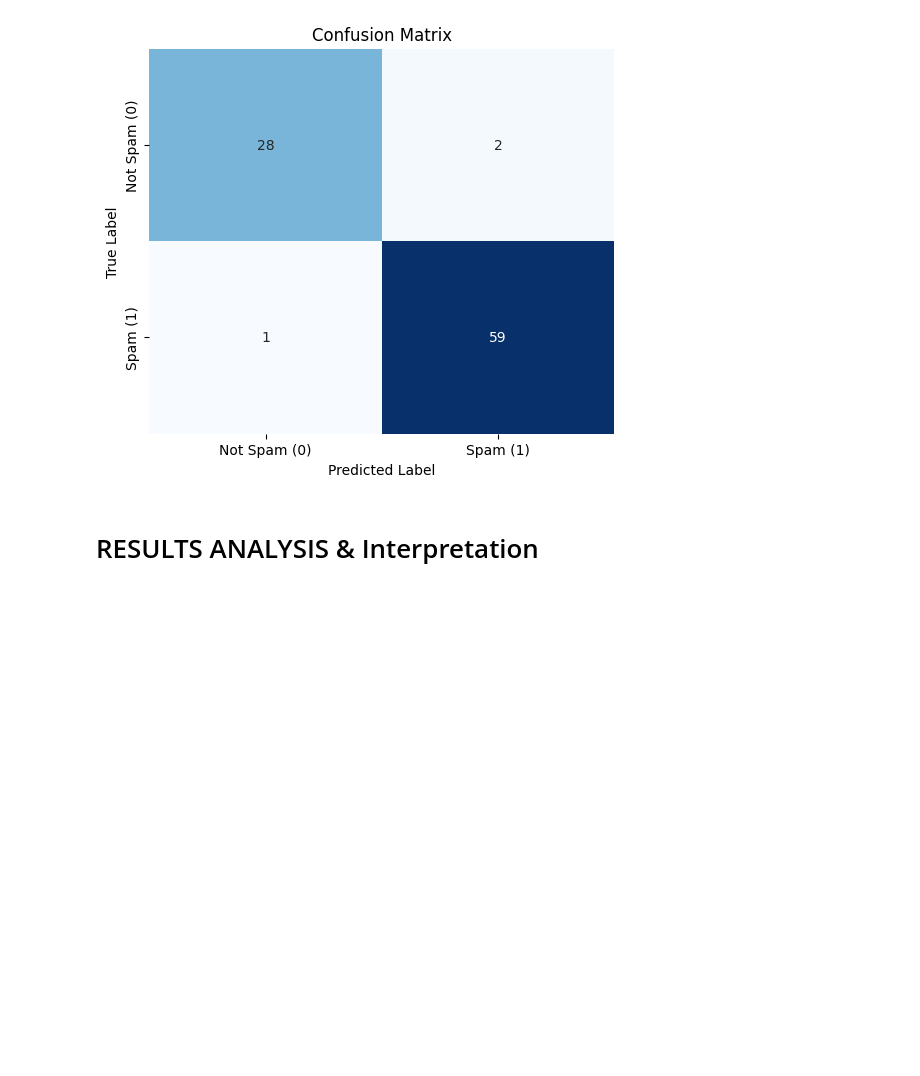
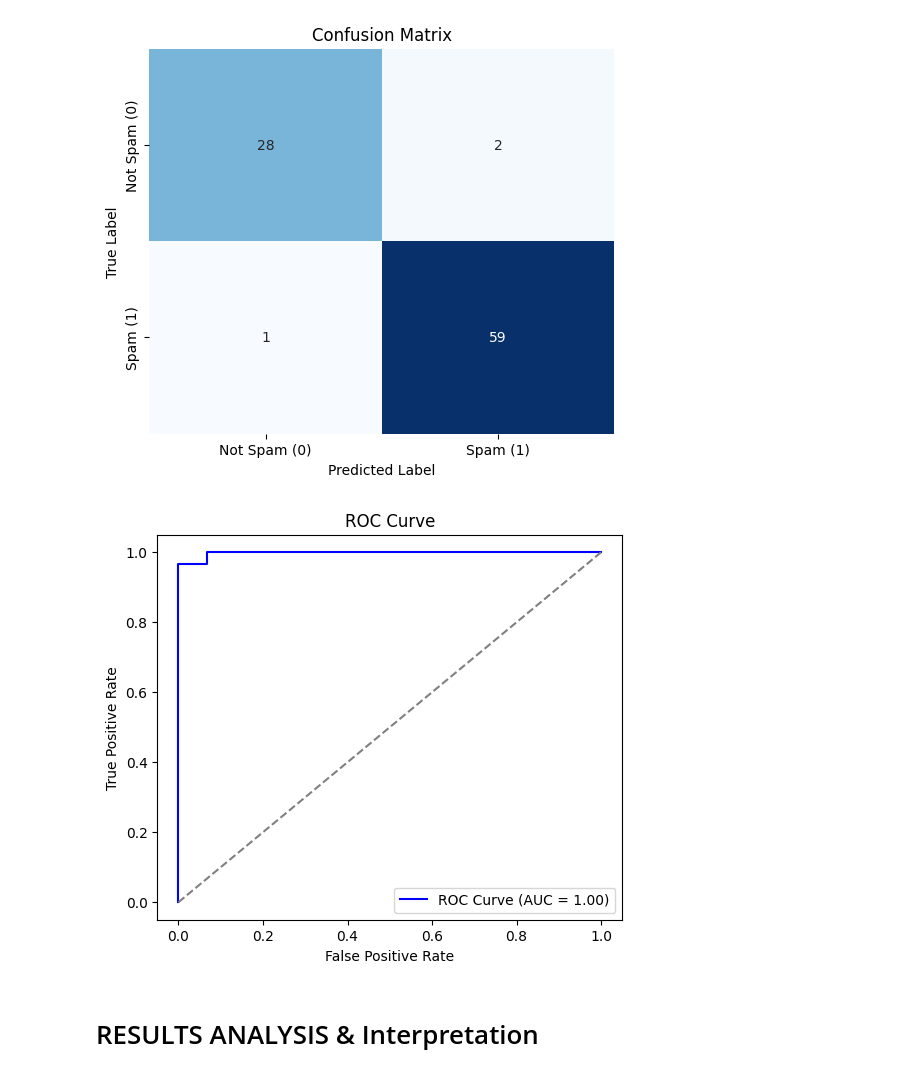
Before and after one commit to 94etienne/practice_Machine_Learning, a Jupyter notebook: LO3/classification/codebase.ipynb, the cells around one changed output. Drawn from its saved outputs; the diff is of its cells as text; code cells hidden in the pictures; blank space fills up the shorter version.

```diff
--- a/LO3/classification/codebase.ipynb
+++ b/LO3/classification/codebase.ipynb
@@ -5,7 +5,7 @@ import matplotlib.pyplot as plt
 import seaborn as sns
 from sklearn.model_selection import train_test_split
 from sklearn.ensemble import RandomForestClassifier
-from sklearn.metrics import accuracy_score, classification_report, confusion_matrix
+from sklearn.metrics import accuracy_score, classification_report, confusion_matrix, roc_auc_score, roc_curve
 
 # Generate synthetic email spam dataset
 np.random.seed(42)
@@ -54,11 +54,14 @@ rf_model.fit(X_train, y_train)
 
 # Make predictions
 y_pred = rf_model.predict(X_test)
+y_proba = rf_model.predict_proba(X_test)[:, 1]  # probabilities for class 1
 
 # Calculate metrics
 accuracy = accuracy_score(y_test, y_pred)
+auc_score = roc_auc_score(y_test, y_proba)
 print(f"\nModel Performance:")
 print(f"Accuracy: {accuracy:.4f}")
+print(f"AUC: {auc_score:.4f}")
 
 # Confusion Matrix
 cm = confusion_matrix(y_test, y_pred)
@@ -77,6 +80,17 @@ plt.xlabel("Predicted Label")
 plt.ylabel("True Label")
 plt.title("Confusion Matrix")
 plt.show()
+
+# --- Plot ROC Curve ---
+fpr, tpr, thresholds = roc_curve(y_test, y_proba)
+plt.figure(figsize=(6, 5))
+plt.plot(fpr, tpr, color="blue", label=f"ROC Curve (AUC = {auc_score:.2f})")
+plt.plot([0, 1], [0, 1], linestyle="--", color="gray")
+plt.xlabel("False Positive Rate")
+plt.ylabel("True Positive Rate")
+plt.title("ROC Curve")
+plt.legend(loc="lower right")
+plt.show()
 # %% [output]
 Dataset shape: (300, 6)
 Class distribution:
@@ -94,8 +108,9 @@ Confusion Matrix:
 
     accuracy                           0.97        90
    macro avg       0.97      0.96      0.96        90
 weighted avg       0.97      0.97      0.97        90
 [figure]
+[figure, added]
 # %% [markdown]
 <h1>RESULTS ANALYSIS & Interpretation</h1>
 # %%
```
Also changed, not shown: parts of 1 cell of this notebook, 1 other file.
